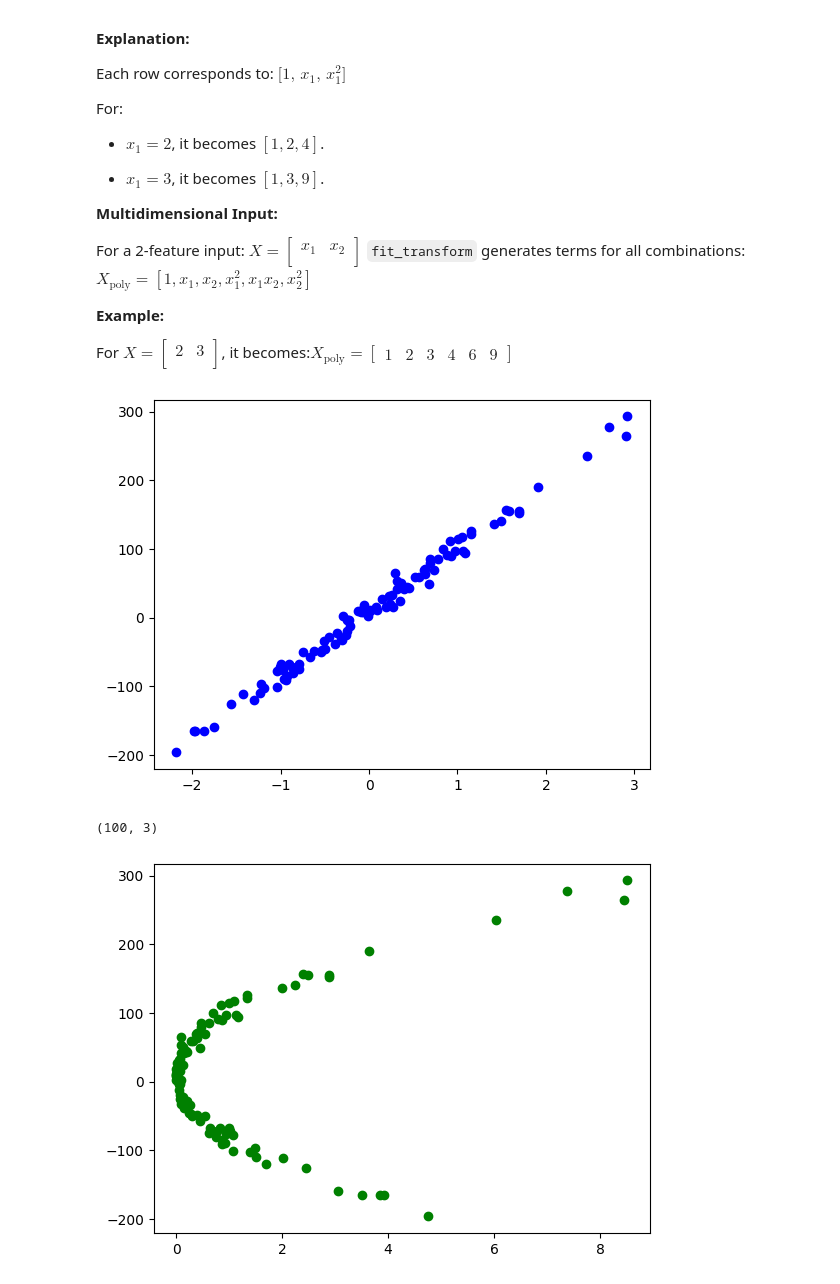
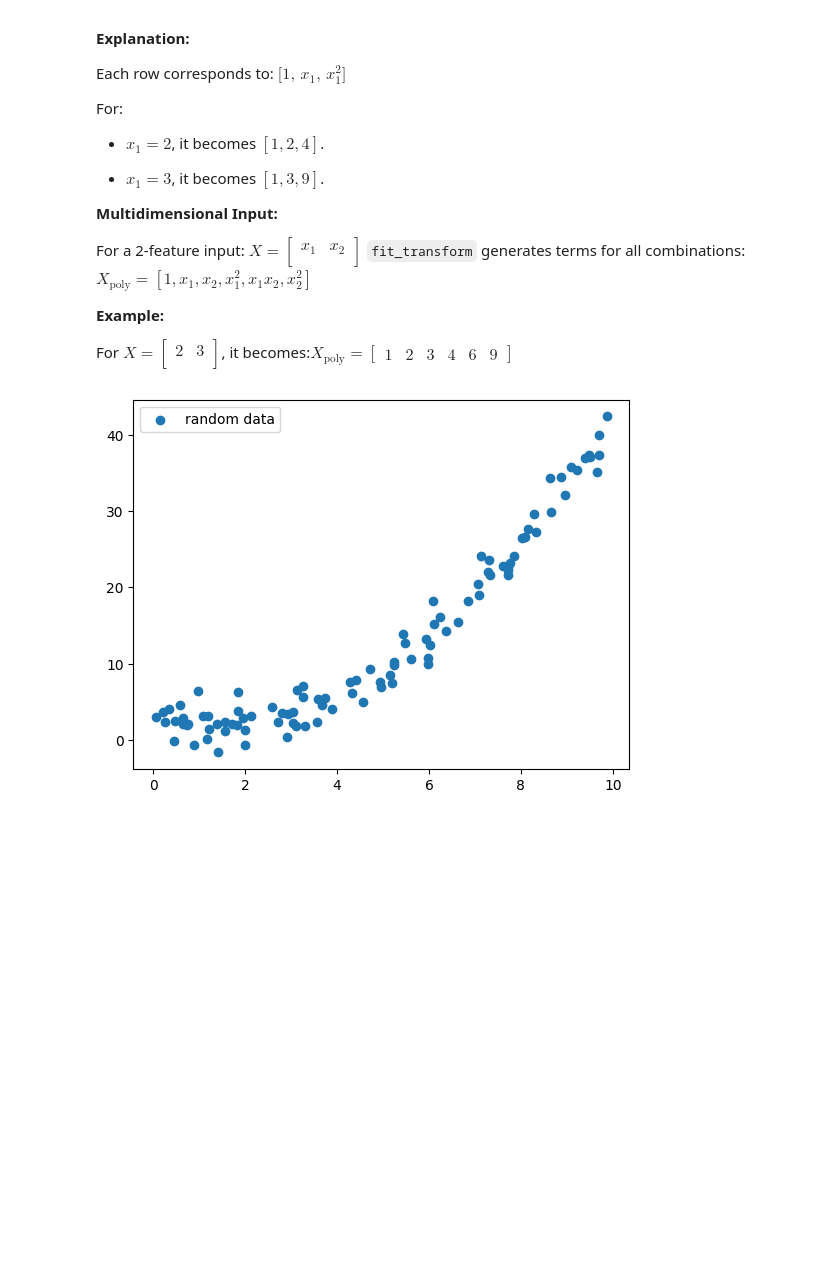
Before and after one commit to yasirfaizahmed/ML_Notebooks, a Jupyter notebook: Liner_models_analysis.ipynb, the cells around one changed output. Saved outputs shown, nothing was run; the diff lists cells and outputs as text; code cells hidden in the pictures; blank space fills up the shorter version.

```diff
--- a/Liner_models_analysis.ipynb
+++ b/Liner_models_analysis.ipynb
@@ -221,15 +213,17 @@ X, y = make_regression(n_samples=100, n_features=1, noise=10, bias=10)
-# %%
-poly = PolynomialFeatures(degree=2)
-X_poly = poly.fit_transform(X)
-
-plt.scatter(X, y, color="blue")
-plt.show()
-
-print(X_poly.shape)
-
-plt.scatter(X_poly[:, 2], y, color="green")
-plt.show()
-# %% [output]
-[figure, removed]
-(100, 3)
-[figure, removed]
+# %%
+from sklearn.datasets import make_regression
+from sklearn.preprocessing import PolynomialFeatures
+from matplotlib import pyplot as plt
+import numpy as np
+
+np.random.seed(42)
+X = np.random.rand(100, 1) * 10  # Independent variable
+y = 2 + 0.5 * X**2 - X + np.random.randn(100, 1) * 2  # Dependent variable with polynomial pattern
+
+
+# plot the random data
+plt.scatter(X, y, label="random data")
+plt.legend()
+plt.show()
+# %% [output]
+[figure, added]
```
Also changed, not shown: parts of 7 cells of this notebook.
